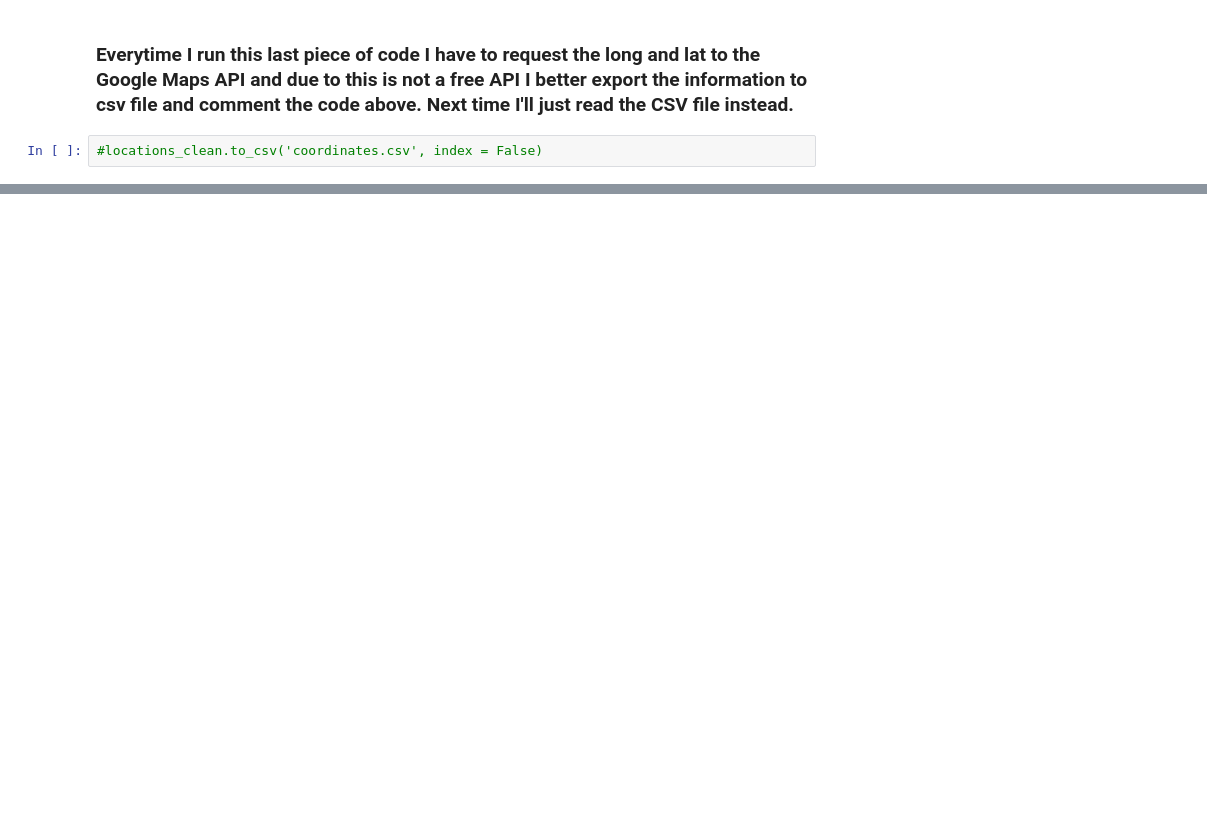
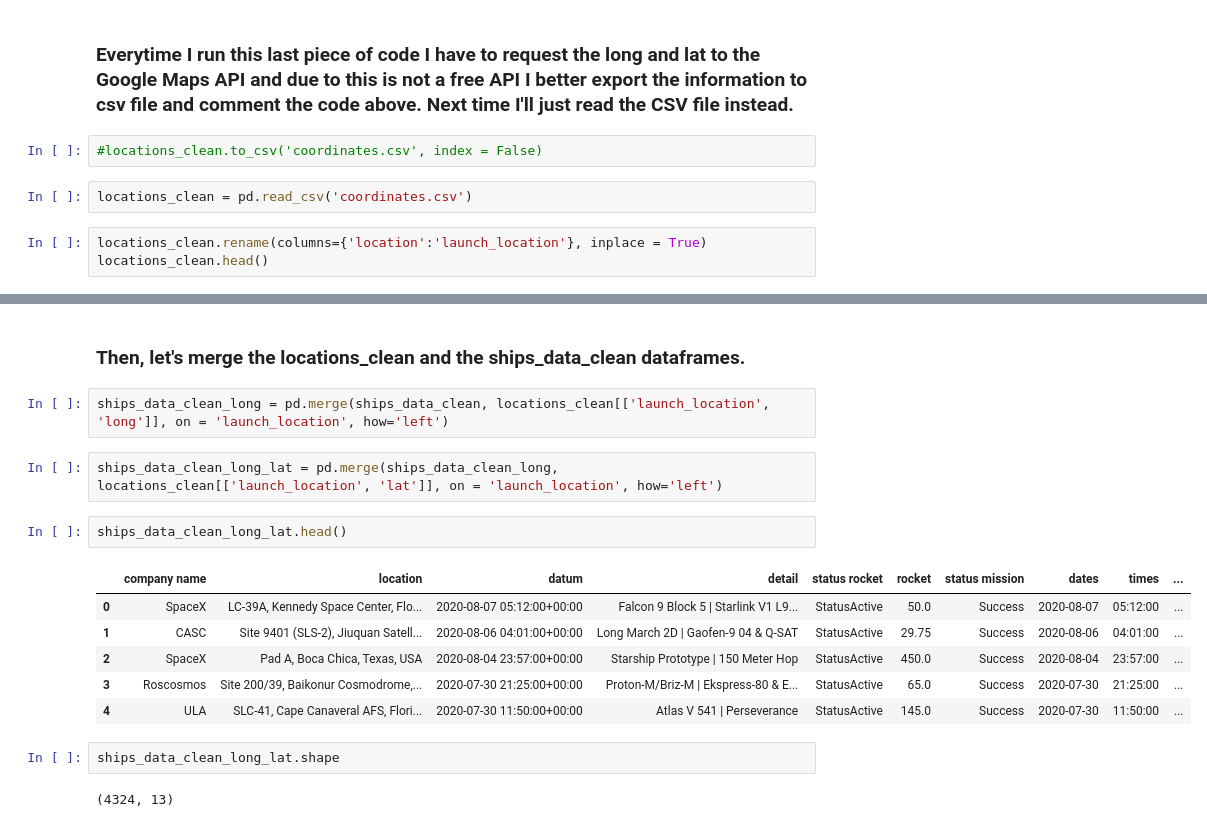
Before and after one commit to The-carlos/historic_spaceships_exploratory_data_analysis, a Jupyter notebook: data_cleaning_space_launches.ipynb, the cells around one changed output, grey strips where cells are left out. Cells and saved outputs as stored; diff of their text form; blank space fills up the shorter version.

Commit message:
Data cleaning finished & data exported to csv file.

```diff
--- a/data_cleaning_space_launches.ipynb
+++ b/data_cleaning_space_launches.ipynb
@@ -130,3 +260,8 @@ locations_clean
 ### Everytime I run this last piece of code I have to request the long and lat to the Google Maps API and due to this is not a free API I better export the information to csv file and comment the code above. Next time I'll just read the CSV file instead.
 # %%
 #locations_clean.to_csv('coordinates.csv', index = False)
+# %%
+locations_clean = pd.read_csv('coordinates.csv')
+# %%
+locations_clean.rename(columns={'location':'launch_location'}, inplace = True)
+locations_clean.head()
@@ -132,0 +275,19 @@ locations_clean
+# %% [markdown]
+### Then, let's merge the locations_clean and the ships_data_clean dataframes.
+# %%
+ships_data_clean_long = pd.merge(ships_data_clean, locations_clean[['launch_location', 'long']], on = 'launch_location', how='left')
+# %%
+ships_data_clean_long_lat = pd.merge(ships_data_clean_long, locations_clean[['launch_location', 'lat']], on = 'launch_location', how='left')
+# %%
+ships_data_clean_long_lat.head()
+# %% [output]
+|  | company name | location | datum | detail | status rocket | rocket | status mission | dates | times | ... |
+| 0 | SpaceX | LC-39A, Kennedy Space Center, Flo... | 2020-08-07 05:12:00+00:00 | Falcon 9 Block 5 | Starlink V1 L9... | StatusActive | 50.0 | Success | 2020-08-07 | 05:12:00 | ... |
+| 1 | CASC | Site 9401 (SLS-2), Jiuquan Satell... | 2020-08-06 04:01:00+00:00 | Long March 2D | Gaofen-9 04 & Q-SAT | StatusActive | 29.75 | Success | 2020-08-06 | 04:01:00 | ... |
+| 2 | SpaceX | Pad A, Boca Chica, Texas, USA | 2020-08-04 23:57:00+00:00 | Starship Prototype | 150 Meter Hop | StatusActive | 450.0 | Success | 2020-08-04 | 23:57:00 | ... |
+| 3 | Roscosmos | Site 200/39, Baikonur Cosmodrome,... | 2020-07-30 21:25:00+00:00 | Proton-M/Briz-M | Ekspress-80 & E... | StatusActive | 65.0 | Success | 2020-07-30 | 21:25:00 | ... |
+| 4 | ULA | SLC-41, Cape Canaveral AFS, Flori... | 2020-07-30 11:50:00+00:00 | Atlas V 541 | Perseverance | StatusActive | 145.0 | Success | 2020-07-30 | 11:50:00 | ... |
+# %%
+ships_data_clean_long_lat.shape
+# %% [output]
+(4324, 13)
```
Also changed, not shown: parts of 22 cells of this notebook, 1 other file.
